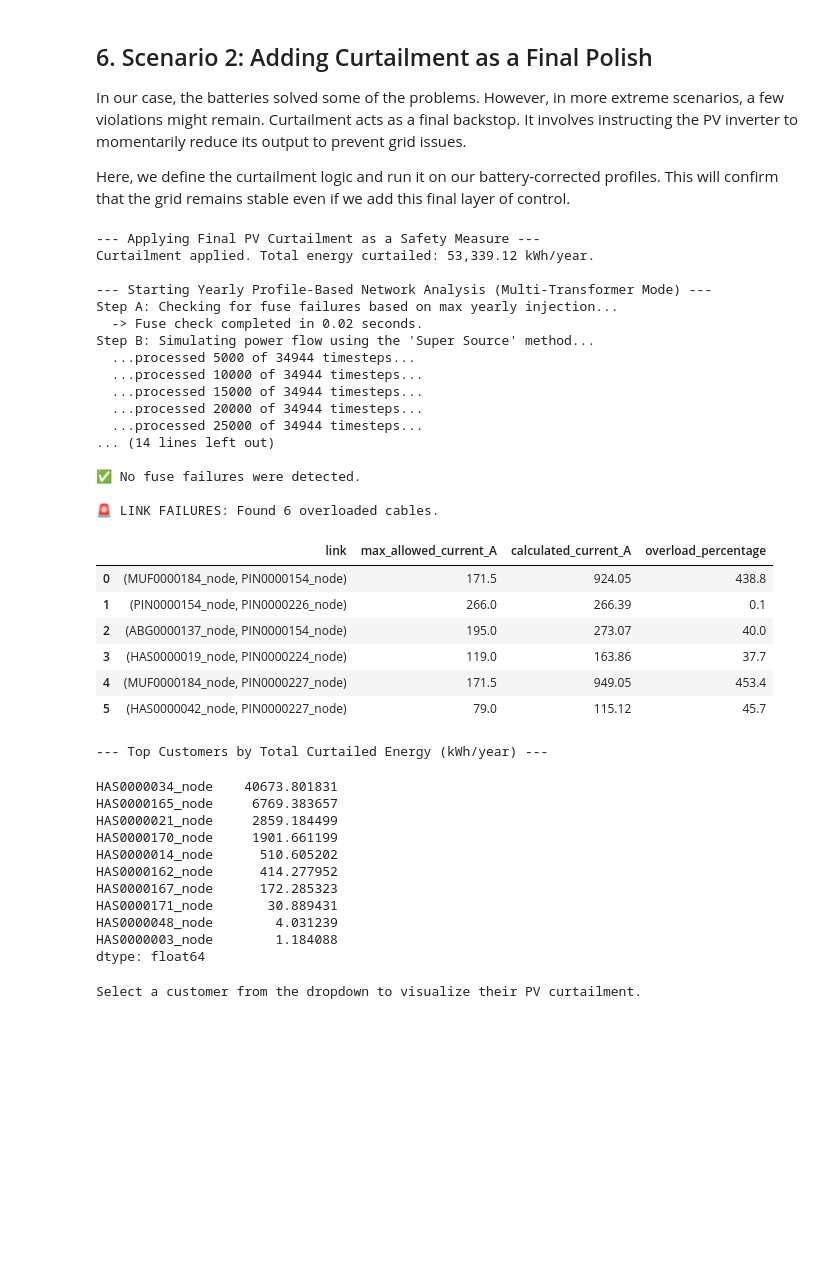
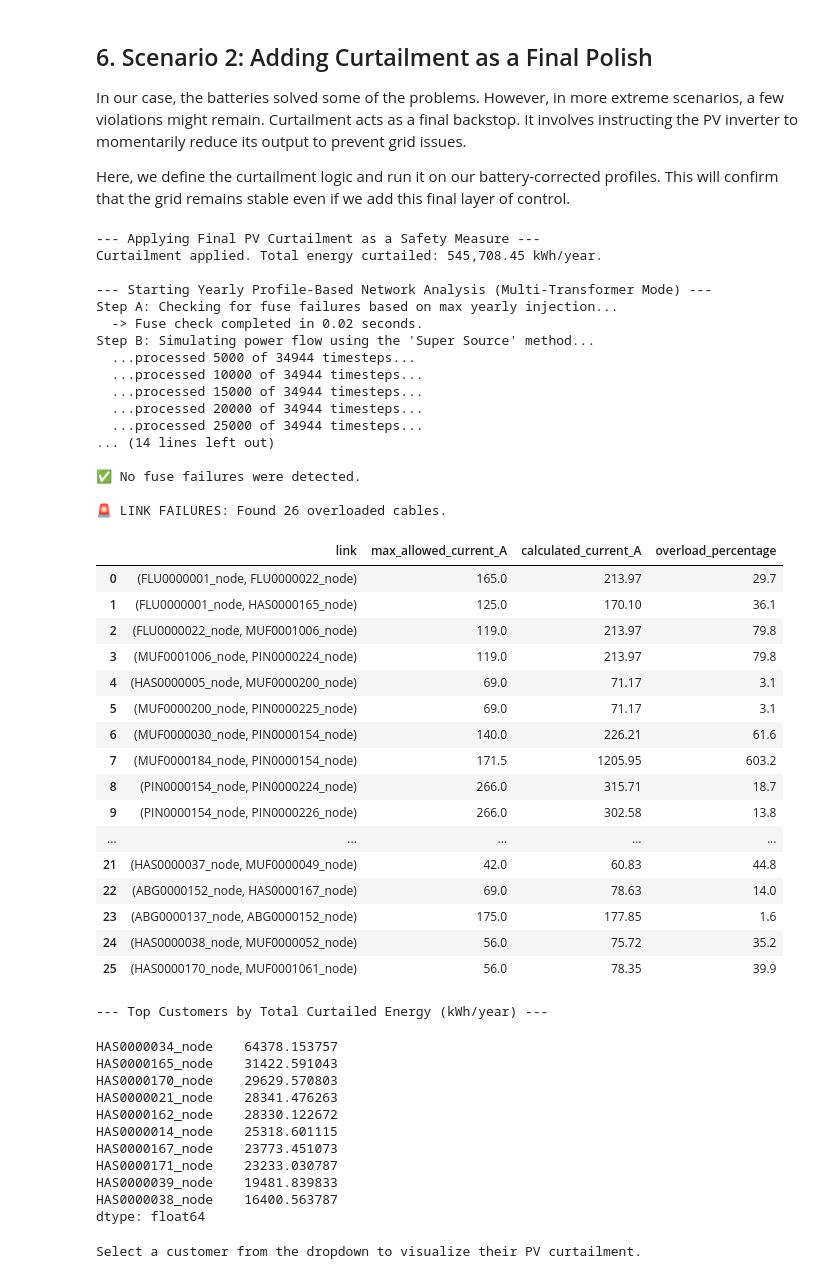
Before and after one commit to UmbertoJr-BKW/EDH-Hackathon, a Jupyter notebook: 4_BatteriesAndCurtailment.ipynb, the cells around one changed output. Cells and saved outputs as stored; diff of their text form; code cells hidden in the pictures; blank space fills up the shorter version.

```diff
--- a/4_BatteriesAndCurtailment.ipynb
+++ b/4_BatteriesAndCurtailment.ipynb
@@ -51,7 +51,7 @@ data_path = "../blob-account-edh/challenge-data/"
 
 # Load network topology data
 file_path = data_path + "250903_all_stations_anon.csv"
-df_full = pd.read_csv(file_path)
+df_full = pd.read_csv(file_path, sep=";")
 print("Successfully loaded network data.")
 
 # Load and index all yearly profiles (15-min intervals)
@@ -80,8 +80,8 @@ print("Successfully loaded grid reinforcement costs.")
 # Net Load = (Consumption + EV + HP) - PV Generation
 # Note: PV generation is positive, so we subtract it. A negative net load means the customer is exporting power.
 NOMINAL_VOLTAGE = 400.0
-#df_net_load = df_consumption.add(df_ev, fill_value=0).add(df_hp, fill_value=0).subtract(df_pv, fill_value=0)
-df_net_load = df_consumption.subtract(df_pv, fill_value=0)
+df_net_load = df_consumption.add(df_ev, fill_value=0).add(df_hp, fill_value=0).subtract(df_pv, fill_value=0)
+#df_net_load = df_consumption.subtract(df_pv, fill_value=0)
 print("\nSuccessfully calculated the combined net load profile for all customers.")
 # %% [output]
 Libraries imported successfully.
@@ -255,9 +255,9 @@ def calculate_optimal_battery_size(net_load_profile, target_max_export_kw=1.0, c
     #final_capacity = max(40.0, required_capacity_kwh)
     final_power = required_power_kw
     final_capacity = required_capacity_kwh
-    return (final_power, final_capacity*1.5)
+    return (final_power, final_capacity*3)
 
-def create_battery_schedule(net_load_profile, battery, target_max_export_kw=0.0, min_soc_kwh_reserve=2.0):
+def create_battery_schedule(net_load_profile, battery, target_max_export_kw=0.0, min_soc_kwh_reserve=0.0):
     """
     Creates a battery charge/discharge schedule, reserving a minimum SoC for the morning.
     """
@@ -267,7 +267,7 @@ def create_battery_schedule(net_load_profile, battery, target_max_export_kw=0.0,
     num_timesteps_per_day = 96
 
     discharge_start_hour = 19
-    discharge_end_hour = 6
+    discharge_end_hour = 4.5
     grid_discharge_timestep_start = discharge_start_hour * 4
     grid_discharge_timestep_end_exclusive = discharge_end_hour * 4
 
@@ -443,8 +443,8 @@ for customer_id in pv_customers_in_station:
 
     power_kw, capacity_kwh = calculate_optimal_battery_size(
                                 customer_net_load,
-                                target_max_export_kw=0.5,
-                                capacity_buffer_multiplier=1.2
+                                target_max_export_kw=0.0,
+                                capacity_buffer_multiplier=3.0
                             )
     customer_battery = SimpleBattery(capacity_kwh, power_kw)
 
@@ -694,7 +694,7 @@ def apply_curtailment(net_load_after_battery_df, customer_export_limits):
     for customer_id, limit_kw in customer_export_limits.items():
         if customer_id not in curtailed_net_load.columns: continue
 
-        export_limit = -abs(limit_kw)
+        export_limit = -abs(limit_kw) + 8
         customer_profile = curtailed_net_load[customer_id]
         violation_mask = customer_profile < export_limit
 
@@ -720,52 +720,62 @@ definitive_results = find_failures_with_yearly_profile(
     root_node_ids=root_node_ids,
     nominal_voltage=NOMINAL_VOLTAGE
 )
 
 # --- 6c. Display Definitive Results ---
 print("\n\n" + "="*60)
 print("--- DEFINITIVE REPORT: BATTERIES + PV CURTAILMENT ---")
 print("="*60)
 print_analysis_results("Definitive Scenario (Batteries + Curtailment)", definitive_results)
 
 total_curtailed_by_customer = df_curtailed_energy.sum().sort_values(ascending=False)
 print("\n--- Top Customers by Total Curtailed Energy (kWh/year) ---")
 display(total_curtailed_by_customer[total_curtailed_by_customer > 0].head(10))
 # %% [output]
 --- Applying Final PV Curtailment as a Safety Measure ---
-Curtailment applied. Total energy curtailed: 53,339.12 kWh/year.
+Curtailment applied. Total energy curtailed: 545,708.45 kWh/year.
 
 --- Starting Yearly Profile-Based Network Analysis (Multi-Transformer Mode) ---
 Step A: Checking for fuse failures based on max yearly injection...
   -> Fuse check completed in 0.02 seconds.
 Step B: Simulating power flow using the 'Super Source' method...
   ...processed 5000 of 34944 timesteps...
   ...processed 10000 of 34944 timesteps...
   ...processed 15000 of 34944 timesteps...
   ...processed 20000 of 34944 timesteps...
   ...processed 25000 of 34944 timesteps...
 ... (14 lines left out)
 
 ✅ No fuse failures were detected.
 
-🚨 LINK FAILURES: Found 6 overloaded cables.
+🚨 LINK FAILURES: Found 26 overloaded cables.
 |  | link | max_allowed_current_A | calculated_current_A | overload_percentage |
-| 0 | (MUF0000184_node, PIN0000154_node) | 171.5 | 924.05 | 438.8 |
-| 1 | (PIN0000154_node, PIN0000226_node) | 266.0 | 266.39 | 0.1 |
-| 2 | (ABG0000137_node, PIN0000154_node) | 195.0 | 273.07 | 40.0 |
-| 3 | (HAS0000019_node, PIN0000224_node) | 119.0 | 163.86 | 37.7 |
-| 4 | (MUF0000184_node, PIN0000227_node) | 171.5 | 949.05 | 453.4 |
-| 5 | (HAS0000042_node, PIN0000227_node) | 79.0 | 115.12 | 45.7 |
+| 0 | (FLU0000001_node, FLU0000022_node) | 165.0 | 213.97 | 29.7 |
+| 1 | (FLU0000001_node, HAS0000165_node) | 125.0 | 170.10 | 36.1 |
+| 2 | (FLU0000022_node, MUF0001006_node) | 119.0 | 213.97 | 79.8 |
+| 3 | (MUF0001006_node, PIN0000224_node) | 119.0 | 213.97 | 79.8 |
+| 4 | (HAS0000005_node, MUF0000200_node) | 69.0 | 71.17 | 3.1 |
+| 5 | (MUF0000200_node, PIN0000225_node) | 69.0 | 71.17 | 3.1 |
+| 6 | (MUF0000030_node, PIN0000154_node) | 140.0 | 226.21 | 61.6 |
+| 7 | (MUF0000184_node, PIN0000154_node) | 171.5 | 1205.95 | 603.2 |
+| 8 | (PIN0000154_node, PIN0000224_node) | 266.0 | 315.71 | 18.7 |
+| 9 | (PIN0000154_node, PIN0000226_node) | 266.0 | 302.58 | 13.8 |
+| ... | ... | ... | ... | ... |
+| 21 | (HAS0000037_node, MUF0000049_node) | 42.0 | 60.83 | 44.8 |
+| 22 | (ABG0000152_node, HAS0000167_node) | 69.0 | 78.63 | 14.0 |
+| 23 | (ABG0000137_node, ABG0000152_node) | 175.0 | 177.85 | 1.6 |
+| 24 | (HAS0000038_node, MUF0000052_node) | 56.0 | 75.72 | 35.2 |
+| 25 | (HAS0000170_node, MUF0001061_node) | 56.0 | 78.35 | 39.9 |
 --- Top Customers by Total Curtailed Energy (kWh/year) ---
-HAS0000034_node    40673.801831
-HAS0000165_node     6769.383657
-HAS0000021_node     2859.184499
-HAS0000170_node     1901.661199
-HAS0000014_node      510.605202
-HAS0000162_node      414.277952
-HAS0000167_node      172.285323
-HAS0000171_node       30.889431
-HAS0000048_node        4.031239
-HAS0000003_node        1.184088
+HAS0000034_node    64378.153757
+HAS0000165_node    31422.591043
+HAS0000170_node    29629.570803
+HAS0000021_node    28341.476263
+HAS0000162_node    28330.122672
+HAS0000014_node    25318.601115
+HAS0000167_node    23773.451073
+HAS0000171_node    23233.030787
+HAS0000039_node    19481.839833
+HAS0000038_node    16400.563787
 dtype: float64
 # %%
 # Make sure you have these DataFrames available from running your script
```
Also changed, not shown: parts of 7 cells of this notebook, 2 other files.
